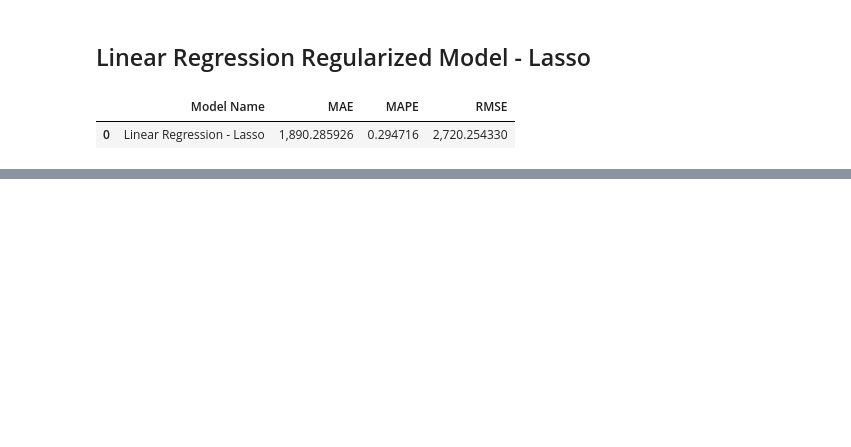
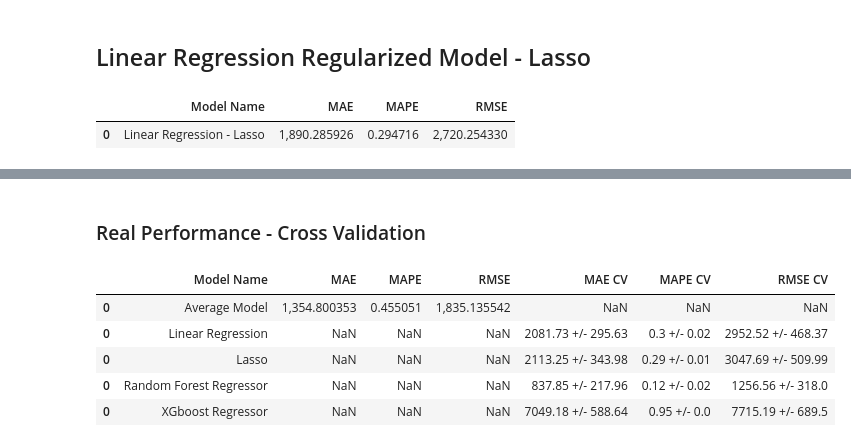
Before and after one commit to felipedmnq/Data-Science-T, a Jupyter notebook: Notebooks/Data_Science_T_M5_data_preparation.ipynb, the cells around one changed output, grey strips where cells are left out. Drawn from its saved outputs; the diff is of its cells as text; code cells hidden in the pictures; blank space fills up the shorter version.

Commit message:
Cross validation

```diff
--- a/Notebooks/Data_Science_T_M5_data_preparation.ipynb
+++ b/Notebooks/Data_Science_T_M5_data_preparation.ipynb
@@ -1838,0 +1905,10 @@ lrr_result
+# %%
+# Model
+rf = RandomForestRegressor(n_estimators = 100, n_jobs = -1, random_state = 42).fit(x_train, y_train)
+
+# Prediction
+yhat_rf = rf.predict(x_test)
+
+# Performance
+rf_result = ml_error('Random Forest Regressor', np.expm1(y_test), np.expm1(yhat_rf))
+rf_result
@@ -1838,0 +1920,3 @@ lrr_result
+# %%
+rf_result_cv = cross_validation(x_training, 5, 'Random Forest Regressor', rf, verbose = True)
+rf_result_cv
@@ -1838,0 +1937,16 @@ lrr_result
+# %%
+# Model
+model_xgb = xgb.XGBRegressor(objective = 'reg:squarederror',
+                            n_estimators = 100,
+                            eta = 0.01,
+                            max_depth = 10,
+                            subsample = 0.7,
+                            colsample_bytree = 0.9).fit(x_train, y_train)
+# There are also an XGBClassification algorithm.
+
+# Prediction
+yhat_xgb = model_xgb.predict(x_test)
+
+# Performance
+xgb_result = ml_error('XGBoost Regressor', np.expm1(y_test), np.expm1(yhat_xgb))
+xgb_result
@@ -1838,0 +1958,3 @@ lrr_result
+# %%
+xgb_result_cv = cross_validation(x_training, 5, 'XGboost Regressor', model_xgb, verbose = True)
+xgb_result_cv
@@ -1838,0 +1987,12 @@ lrr_result
+# %% [markdown]
+### Real Performance - Cross Validation
+# %%
+modelling_results_cv = pd.concat([baseline_result, lr_result_cv, lrr_result_cv, rf_result_cv, xgb_result_cv])
+modelling_results_cv.sort_values('RMSE')
+# %% [output]
+|  | Model Name | MAE | MAPE | RMSE | MAE CV | MAPE CV | RMSE CV |
+| 0 | Average Model | 1,354.800353 | 0.455051 | 1,835.135542 | NaN | NaN | NaN |
+| 0 | Linear Regression | NaN | NaN | NaN | 2081.73 +/- 295.63 | 0.3 +/- 0.02 | 2952.52 +/- 468.37 |
+| 0 | Lasso | NaN | NaN | NaN | 2113.25 +/- 343.98 | 0.29 +/- 0.01 | 3047.69 +/- 509.99 |
+| 0 | Random Forest Regressor | NaN | NaN | NaN | 837.85 +/- 217.96 | 0.12 +/- 0.02 | 1256.56 +/- 318.0 |
+| 0 | XGboost Regressor | NaN | NaN | NaN | 7049.18 +/- 588.64 | 0.95 +/- 0.0 | 7715.19 +/- 689.5 |
```
Also changed, not shown: parts of 24 cells of this notebook.
